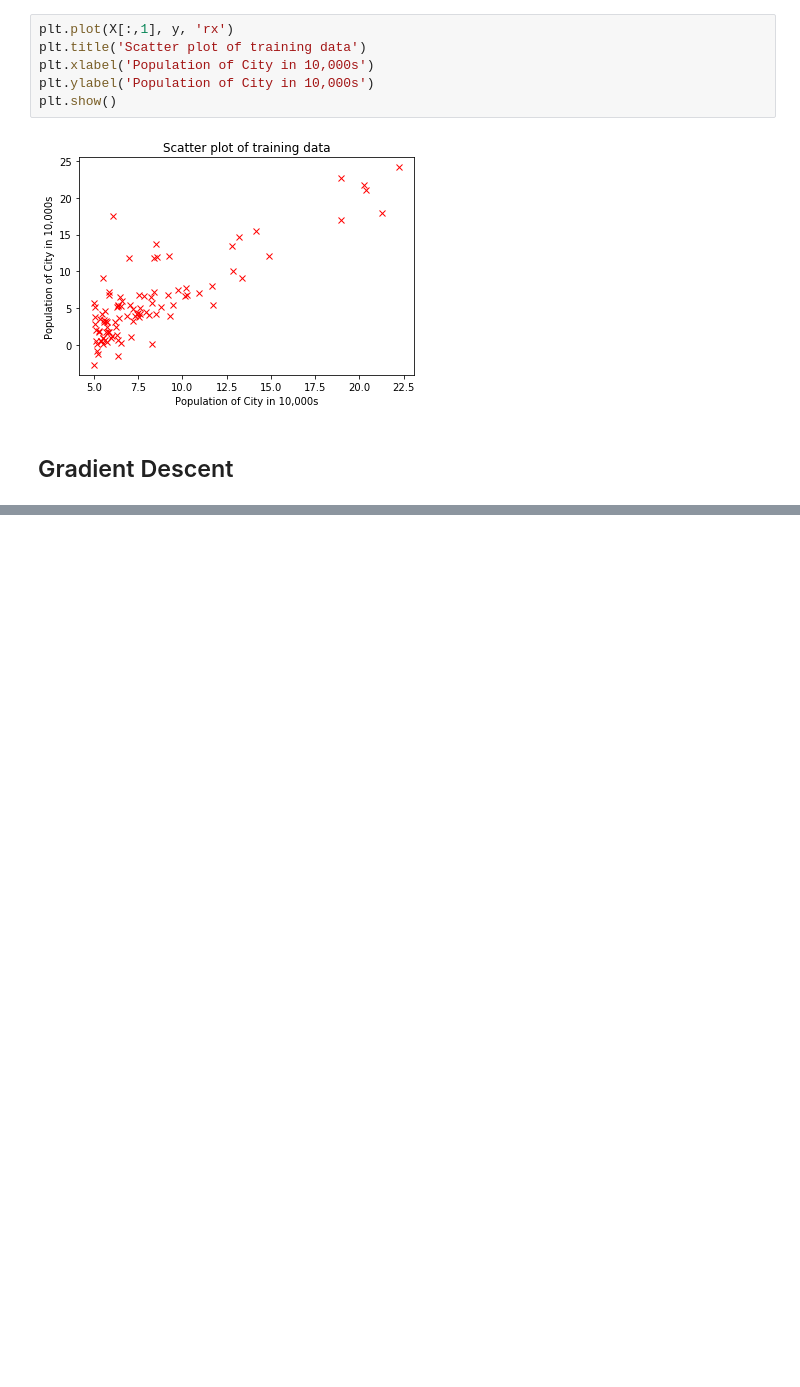
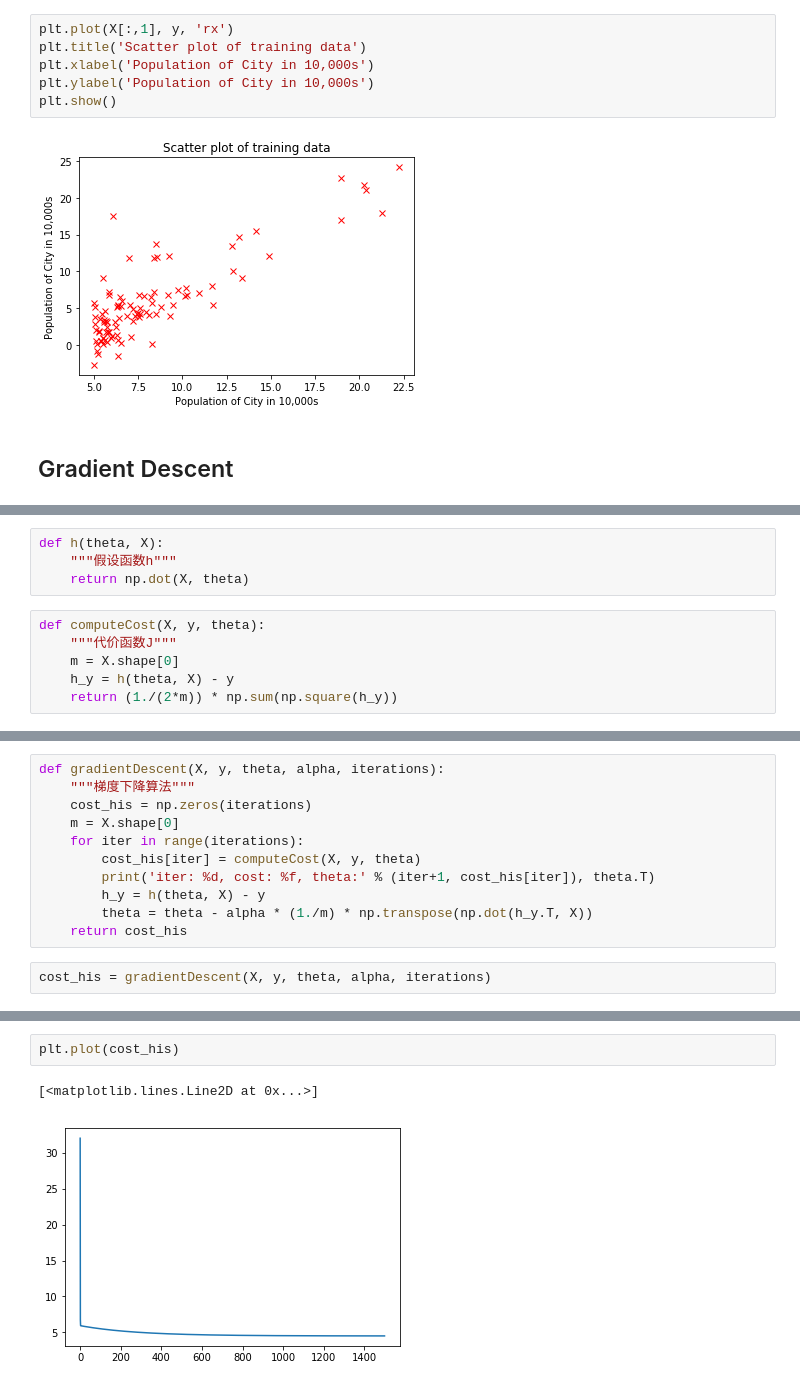
Before and after one commit to zhaochuanyun/coursera_ml, a Jupyter notebook: ex1/linear_regression.ipynb, the cells around one changed output, grey strips where cells are left out. Drawn from its saved outputs; the diff is of its cells as text; blank space fills up the shorter version.

```diff
--- a/ex1/linear_regression.ipynb
+++ b/ex1/linear_regression.ipynb
@@ -23,0 +30,10 @@ plt.show()
+# %%
+def h(theta, X):
+    """假设函数h"""
+    return np.dot(X, theta)
+# %%
+def computeCost(X, y, theta):
+    """代价函数J"""
+    m = X.shape[0]
+    h_y = h(theta, X) - y
+    return (1./(2*m)) * np.sum(np.square(h_y))
@@ -23,0 +55,13 @@ plt.show()
+# %%
+def gradientDescent(X, y, theta, alpha, iterations):
+    """梯度下降算法"""
+    cost_his = np.zeros(iterations)
+    m = X.shape[0]
+    for iter in range(iterations):
+        cost_his[iter] = computeCost(X, y, theta)
+        print('iter: %d, cost: %f, theta:' % (iter+1, cost_his[iter]), theta.T)
+        h_y = h(theta, X) - y
+        theta = theta - alpha * (1./m) * np.transpose(np.dot(h_y.T, X))
+    return cost_his
+# %%
+cost_his = gradientDescent(X, y, theta, alpha, iterations)
@@ -23,0 +86,5 @@ plt.show()
+# %%
+plt.plot(cost_his)
+# %% [output]
+[<matplotlib.lines.Line2D at 0x...>]
+[figure, added]
```
Also changed, not shown: parts of 4 cells of this notebook, 2 other files.
